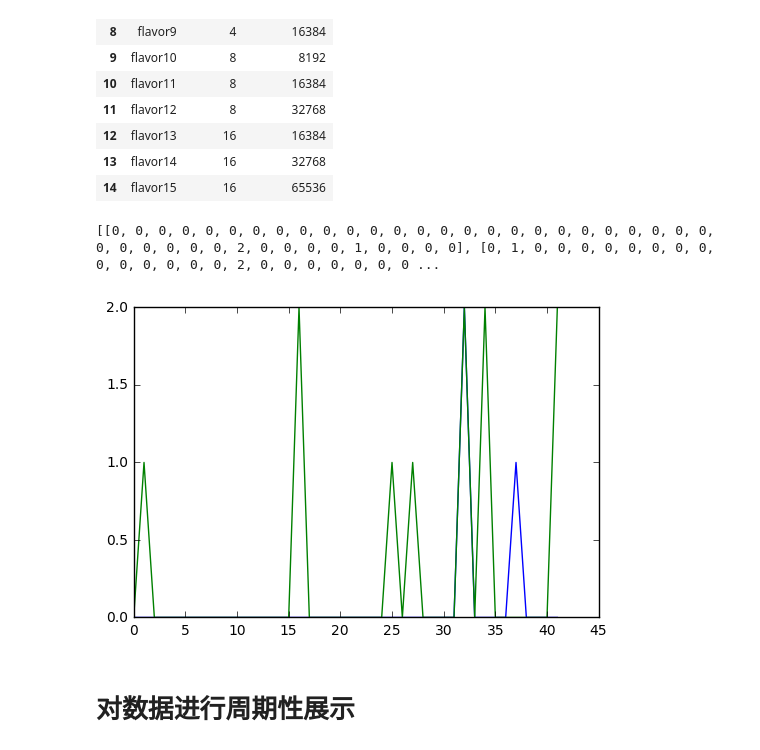
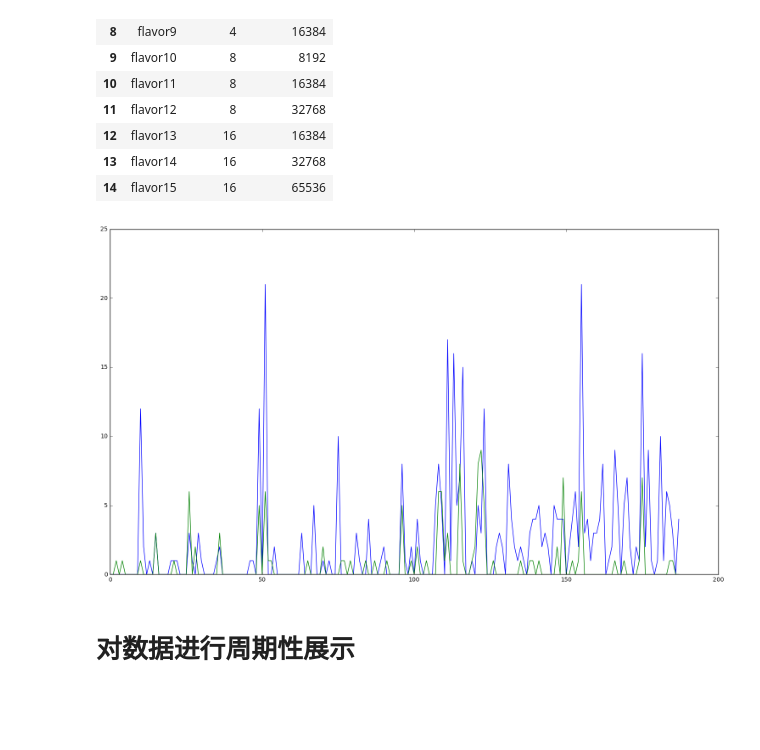
Before and after one commit to hustpython/huawei_round1, a Jupyter notebook: datasplit.ipynb, the cells around one changed output. Cells and saved outputs as stored; diff of their text form; code cells hidden in the pictures; blank space fills up the shorter version.

```diff
--- a/datasplit.ipynb
+++ b/datasplit.ipynb
@@ -51,16 +51,47 @@ for _,i in enumerate(data):
             index_flavor = -1
         if index_flavor != -1:
             period_lenth[index_flavor][_] += 1
-print(period_lenth)
-# %% [output]
-[[0, 0, 0, 0, 0, 0, 0, 0, 0, 0, 0, 0, 0, 0, 0, 0, 0, 0, 0, 0, 0, 0, 0, 0, 0, 0, 0, 0, 0, 0, 0, 0, 2, 0, 0, 0, 0, 1, 0, 0, 0, 0], [0, 1, 0, 0, 0, 0, 0, 0, 0, 0, 0, 0, 0, 0, 0, 0, 2, 0, 0, 0, 0, 0, 0, 0 ...
+# %%
+import os
+import glob
+from collections import defaultdict
+def loaddata(dir):
+    data_label = defaultdict(list)
+    traindata = glob.glob(r'{}/*.txt'.format(dir))
+    for i in traindata:
+        with open(i) as f:
+            f_lines = f.readlines()
+            for x in f_lines:
+                x = x.split('\t')
+                daytime = str(x[-1].split(' ')[0])
+                cloudserve =  x[1]
+                data_label[daytime].append(cloudserve)
+    return sorted(data_label.items())
+data = loaddata('data/test')
+period_lenth = [[0 for i in range(len(data))] for i in range(15)]
+category = ['flavor1','flavor2','flavor3','flavor4','flavor5',
+            'flavor6','flavor7','flavor8','flavor9','flavor10',
+            'flavor11','flavor12','flavor13','flavor14','flavor15']
+for _,i in enumerate(data):
+    for x in i[1]:
+        try:
+            index_flavor = category.index(x)
+        except:
+            index_flavor = -1
+        if index_flavor != -1:
+            period_lenth[index_flavor][_] += 1
+#print(period_lenth)
 # %%
 %matplotlib inline
+import matplotlib
+matplotlib.pyplot.minorticks_on
+fig = matplotlib.pyplot.gcf()
+fig.set_size_inches(18.5, 10.5)
 import matplotlib.pyplot as plt
-for _ in period_lenth[:2]:
+for _ in period_lenth[4:6]:
     plt.plot(range(len(data)),_)
 plt.show()
 # %% [output]
-[figure, old version]
+[figure, new version]
 # %% [markdown]
 # 对数据进行周期性展示
```
